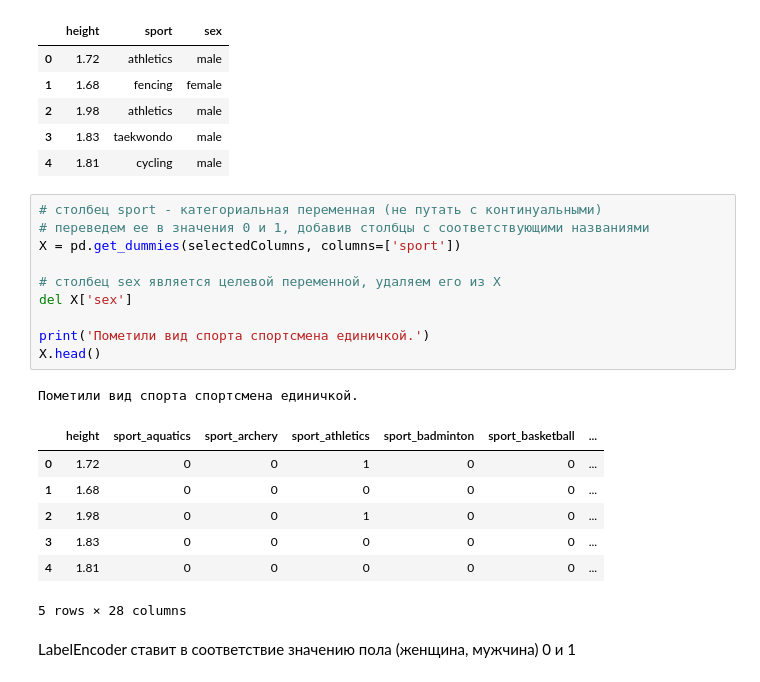
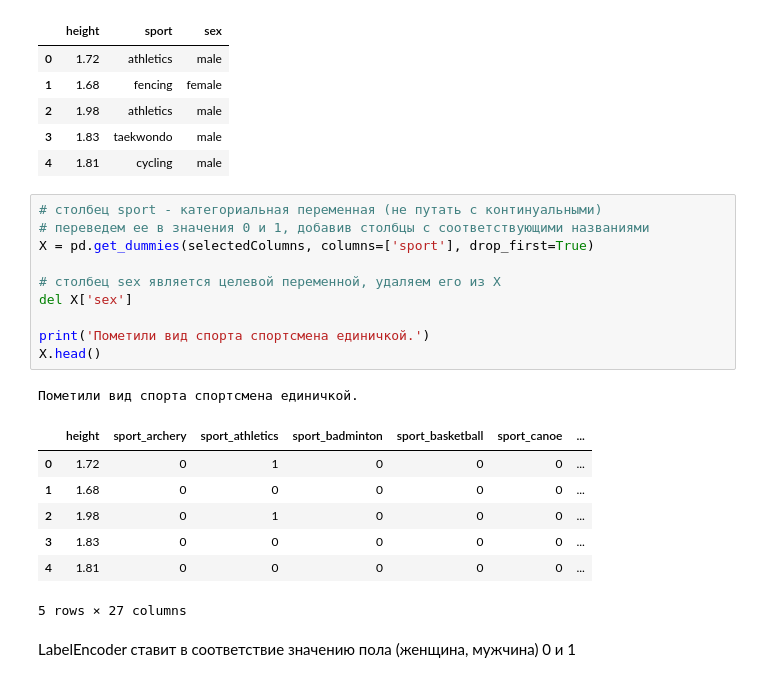
Before and after one commit to svetaepc/ds_py, a Jupyter notebook: log_regression_SVM.ipynb, the cells around one changed output. Cells and saved outputs as stored; diff of their text form.

```diff
--- a/log_regression_SVM.ipynb
+++ b/log_regression_SVM.ipynb
@@ -218,22 +218,22 @@ selectedColumns.head()
 # %%
 # столбец sport - категориальная переменная (не путать с континуальными)
 # переведем ее в значения 0 и 1, добавив столбцы с соответствующими названиями
-X = pd.get_dummies(selectedColumns, columns=['sport'])
+X = pd.get_dummies(selectedColumns, columns=['sport'], drop_first=True)
 
 # столбец sex является целевой переменной, удаляем его из Х
 del X['sex']
 
 print('Пометили вид спорта спортсмена единичкой.')
 X.head()
 # %% [output]
 Пометили вид спорта спортсмена единичкой.
-|  | height | sport_aquatics | sport_archery | sport_athletics | sport_badminton | sport_basketball | ... |
-| 0 | 1.72 | 0 | 0 | 1 | 0 | 0 | ... |
+|  | height | sport_archery | sport_athletics | sport_badminton | sport_basketball | sport_canoe | ... |
+| 0 | 1.72 | 0 | 1 | 0 | 0 | 0 | ... |
 | 1 | 1.68 | 0 | 0 | 0 | 0 | 0 | ... |
-| 2 | 1.98 | 0 | 0 | 1 | 0 | 0 | ... |
+| 2 | 1.98 | 0 | 1 | 0 | 0 | 0 | ... |
 | 3 | 1.83 | 0 | 0 | 0 | 0 | 0 | ... |
 | 4 | 1.81 | 0 | 0 | 0 | 0 | 0 | ... |
-5 rows × 28 columns
+5 rows × 27 columns
 # %% [markdown]
 <p>LabelEncoder ставит в соответствие значению пола (женщина, мужчина) 0 и 1 </p>
 # %%
```
Also changed, not shown: parts of 1 cell of this notebook.
